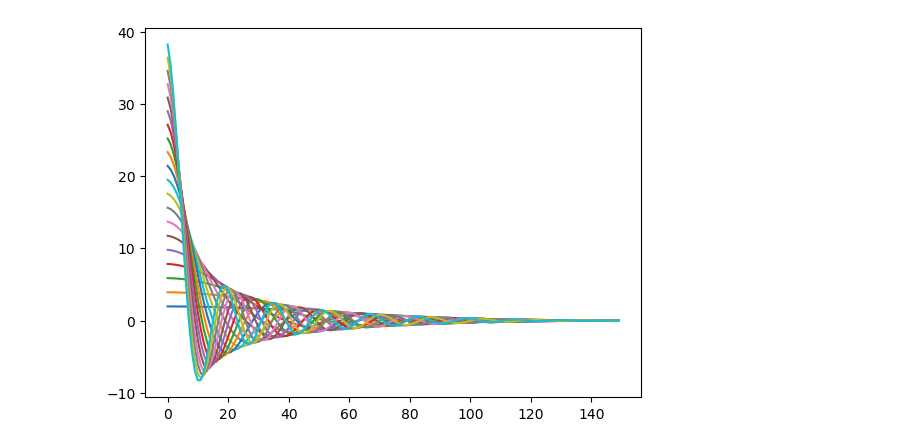
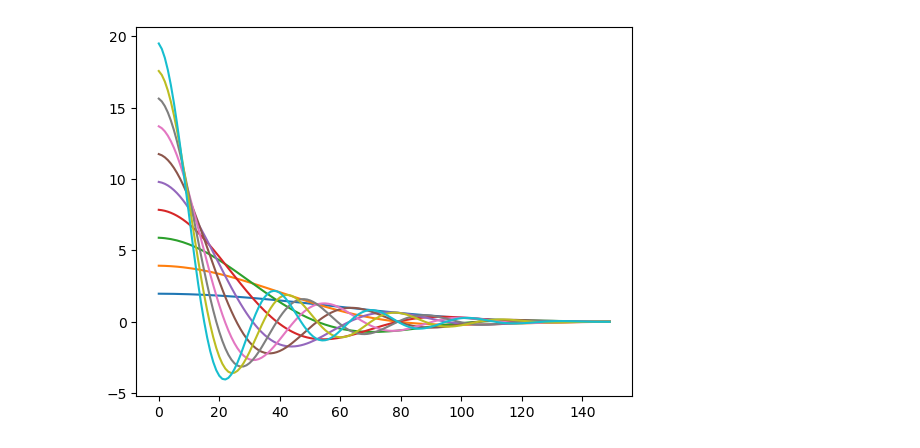
Before and after one commit to samharshe/EGNN-Pro, a Jupyter notebook: src/model/bessel_check.ipynb, the cells around one changed output. Cells and saved outputs as stored; diff of their text form; code cells hidden in the pictures.

```diff
--- a/src/model/bessel_check.ipynb
+++ b/src/model/bessel_check.ipynb
@@ -18,6 +8,6 @@ tensor([[ 0.9240,  0.9245,  0.9253,  ...,  1.9633,  1.9633,  1.9634],
 # %%
-for row in bessel_rbf(xs, n=20, r_cut=1.6) * cosine_cutoff(xs, r_cut=1.6):
+for row in bessel_rbf(xs, n=10, r_cut=1.6) * cosine_cutoff(xs, r_cut=1.6):
     plt.plot(range(len(row.tolist())), row.numpy())
 plt.show()
 # %% [output]
-[figure, old version]
+[figure, new version]
```
Also changed, not shown: parts of 1 cell of this notebook, 1 other file.
